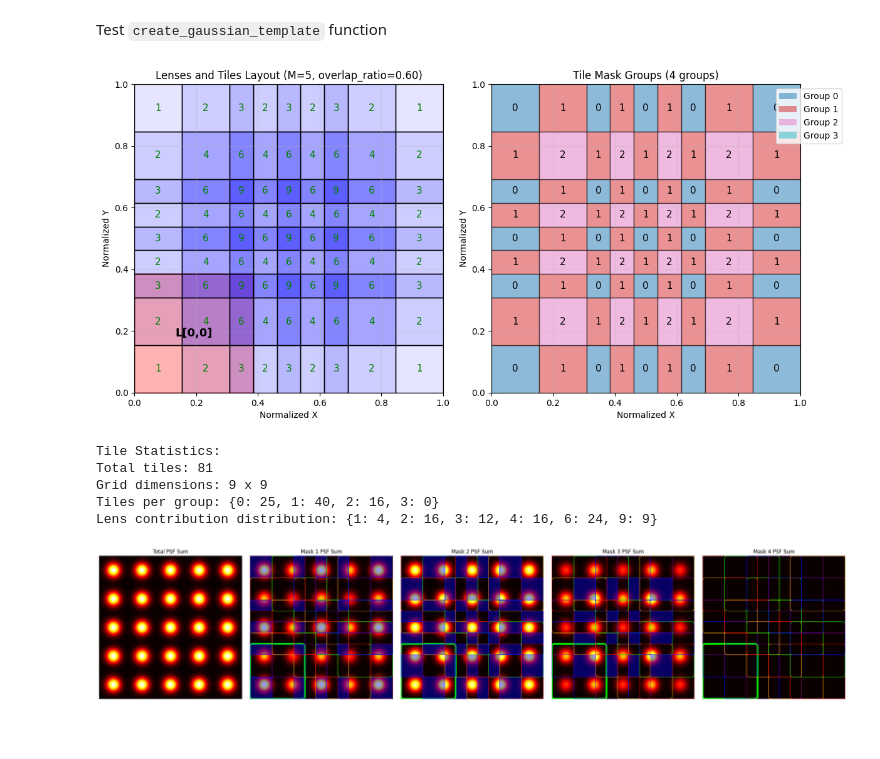
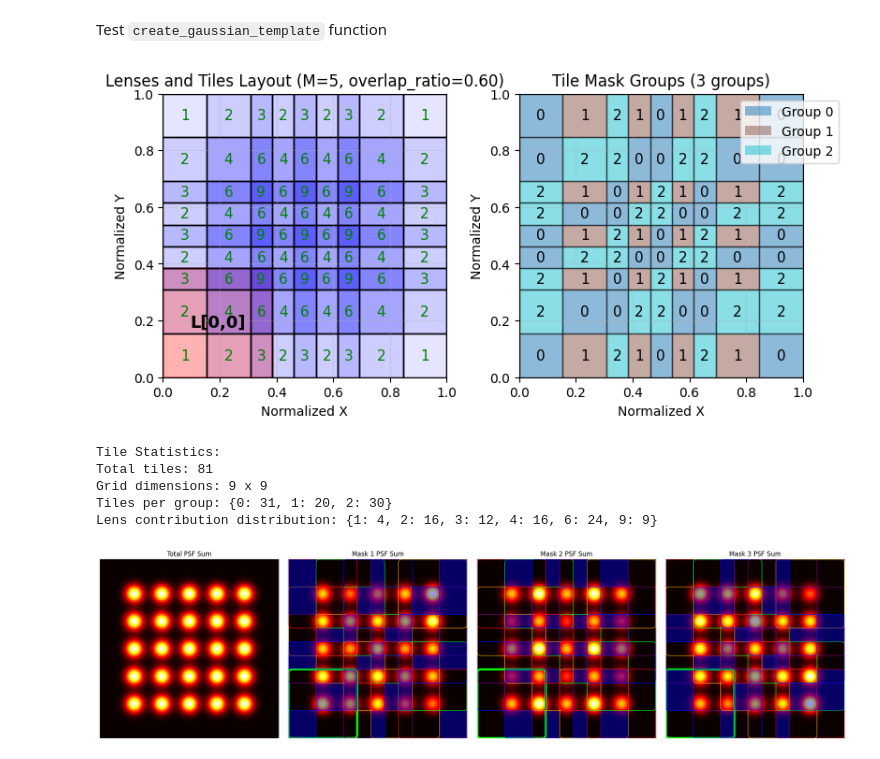
Before and after one commit to zangzh17/slm_project, a Jupyter notebook: test.ipynb, the cells around one changed output. Drawn from its saved outputs; the diff is of its cells as text; code cells hidden in the pictures; blank space fills up the shorter version.

```diff
--- a/test.ipynb
+++ b/test.ipynb
@@ -15,14 +15,14 @@ focal_length = 0.05  # 50 mm
 wavelength = 5e-7  # 500 nm
 M = 5
 overlap_ratio = 0.6
-num_masks = 4
+num_masks = 3
 
 # Call the function
 results = create_gaussian_template(
     N, L, focal_length, wavelength, M, overlap_ratio, torch.device('cpu'),
-    center_blend = 0, mask_count=num_masks,
+    center_blend = 1, mask_count=num_masks,
     visualize = True,
-    interleaving="coarse1",
+    interleaving="coarse3",
     coarse_grid_size = 2
 )
 
@@ -71,33 +71,33 @@ for mask_id in range(num_masks):
                 region_size_px,
                 region_size_px,
                 boxstyle=f"round,pad=0,rounding_size={region_size_px/20}", # 调整圆角大小
                 linewidth=linewidth,
                 edgecolor=current_edge_color,
                 facecolor='none',
                 linestyle='-' # 可以改为实线，或者保持 '--' 虚线
             )
             ax.add_patch(unit)
 
     # Semi-transparent fill for mask tiles
     for tile in masks_tiles[mask_id]:  # Assuming masks_tiles from function, but need to extract it
         # Note: masks_tiles is local in function, so for real code, return it or compute similarly
         x_start_px = tile['x_start_norm'] * (N - 1)
         y_start_px = tile['y_start_norm'] * (N - 1)
         width_px = (tile['x_end_norm'] - tile['x_start_norm']) * (N - 1)
         height_px = (tile['y_end_norm'] - tile['y_start_norm']) * (N - 1)
         rect = patches.Rectangle((x_start_px, y_start_px), width_px, height_px,
                                  linewidth=0, facecolor='blue', alpha=0.4)
         ax.add_patch(rect)
 
     ax.axis('off')
 
 plt.tight_layout()
 plt.show()
 # %% [output]
-[figure, old version]
+[figure, new version]
 Tile Statistics:
 Total tiles: 81
 Grid dimensions: 9 x 9
-Tiles per group: {0: 25, 1: 40, 2: 16, 3: 0}
+Tiles per group: {0: 31, 1: 20, 2: 30}
 Lens contribution distribution: {1: 4, 2: 16, 3: 12, 4: 16, 6: 24, 9: 9}
-[figure, old version]
+[figure, new version]
```
Also changed, not shown: 3 other files.
